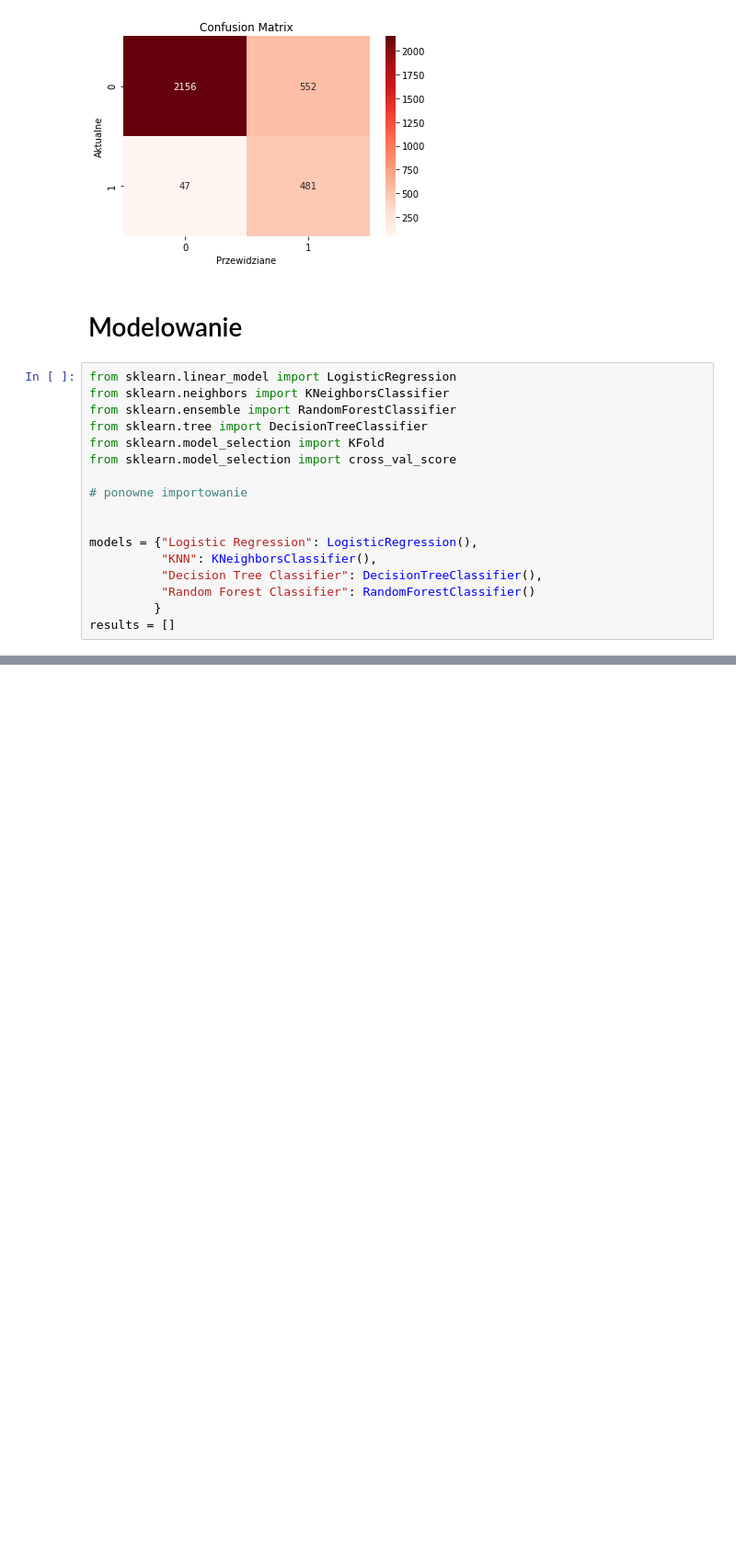
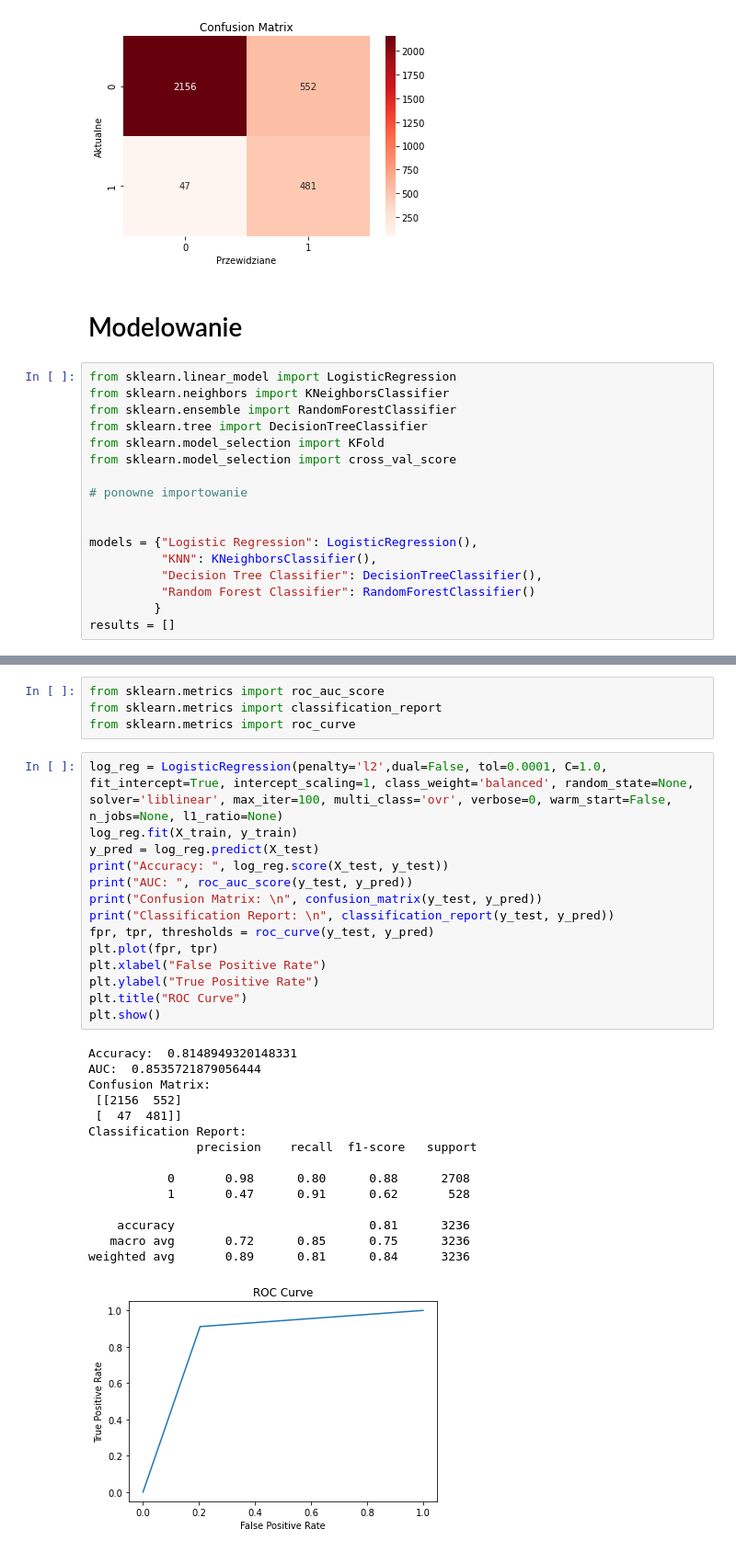
Before and after one commit to GabrielaMajstrak/ML-first-project, a Jupyter notebook: Projetk ML 1/ML_najnowsza_wersja.ipynb, the cells around one changed output, grey strips where cells are left out. Shown at 92% size. Drawn from its saved outputs; the diff is of its cells as text; blank space fills up the shorter version.

```diff
--- a/Projetk ML 1/ML_najnowsza_wersja.ipynb
+++ b/Projetk ML 1/ML_najnowsza_wersja.ipynb
@@ -572,0 +573,34 @@ Median roc_auc_score for  Random Forest Classifier :  0.9184757240639705
+# %%
+from sklearn.metrics import roc_auc_score
+from sklearn.metrics import classification_report
+from sklearn.metrics import roc_curve
+# %%
+log_reg = LogisticRegression(penalty='l2',dual=False, tol=0.0001, C=1.0, fit_intercept=True, intercept_scaling=1, class_weight='balanced', random_state=None, solver='liblinear', max_iter=100, multi_class='ovr', verbose=0, warm_start=False, n_jobs=None, l1_ratio=None)
+log_reg.fit(X_train, y_train)
+y_pred = log_reg.predict(X_test)
+print("Accuracy: ", log_reg.score(X_test, y_test))
+print("AUC: ", roc_auc_score(y_test, y_pred))
+print("Confusion Matrix: \n", confusion_matrix(y_test, y_pred))
+print("Classification Report: \n", classification_report(y_test, y_pred))
+fpr, tpr, thresholds = roc_curve(y_test, y_pred)
+plt.plot(fpr, tpr)
+plt.xlabel("False Positive Rate")
+plt.ylabel("True Positive Rate")
+plt.title("ROC Curve")
+plt.show()
+# %% [output]
+Accuracy:  0.8148949320148331
+AUC:  0.8535721879056444
+Confusion Matrix:
+ [[2156  552]
+ [  47  481]]
+Classification Report:
+               precision    recall  f1-score   support
+
+           0       0.98      0.80      0.88      2708
+           1       0.47      0.91      0.62       528
+
+    accuracy                           0.81      3236
+   macro avg       0.72      0.85      0.75      3236
+weighted avg       0.89      0.81      0.84      3236
+[figure, added]
```
Also changed, not shown: parts of 1 cell of this notebook.
